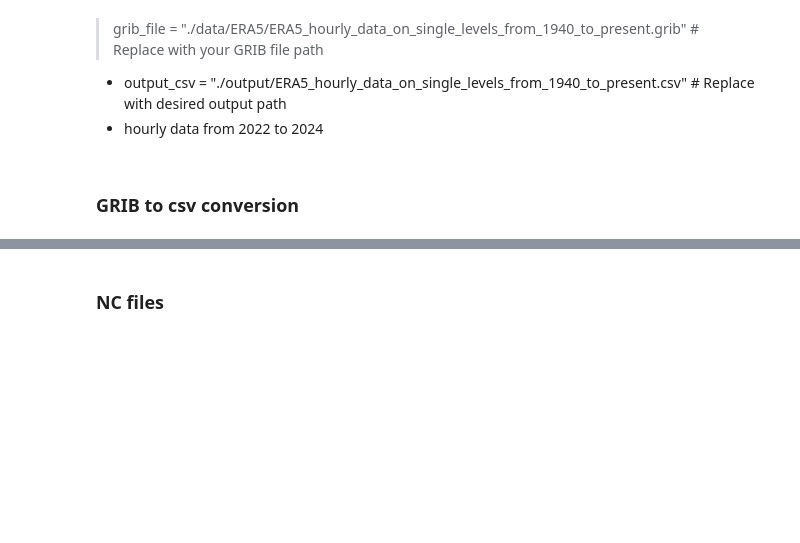
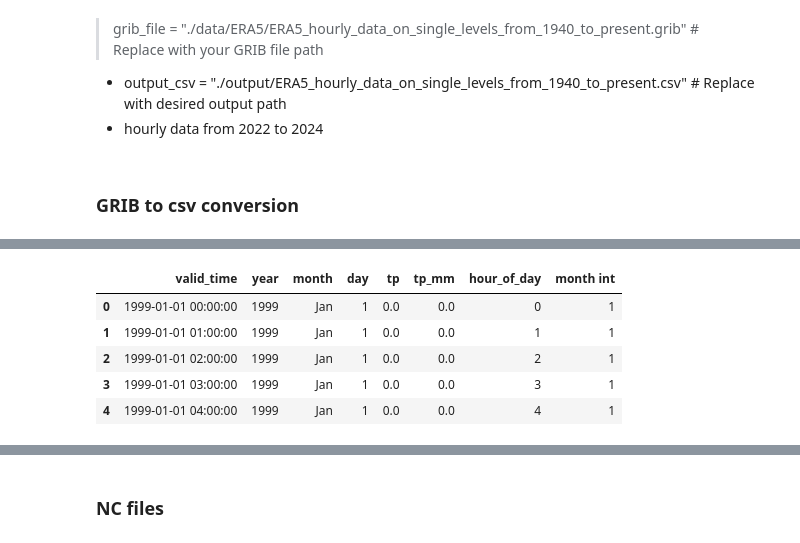
Before and after one commit to pacoraggio/London-Rainfall, a Jupyter notebook: ERA5_data_transformation.ipynb, the cells around one changed output, grey strips where cells are left out. Saved outputs shown, nothing was run; the diff lists cells and outputs as text; code cells hidden in the pictures; blank space fills up the shorter version.

```diff
--- a/ERA5_data_transformation.ipynb
+++ b/ERA5_data_transformation.ipynb
@@ -444,0 +455,10 @@ df_combined.valid_time.max()
+# %%
+london_tp_hourly = pd.read_pickle('./output/tp/london/london_tp_hourly_data.pkl')
+london_tp_hourly.head()
+# %% [output]
+|  | valid_time | year | month | day | tp | tp_mm | hour_of_day | month int |
+| 0 | 1999-01-01 00:00:00 | 1999 | Jan | 1 | 0.0 | 0.0 | 0 | 1 |
+| 1 | 1999-01-01 01:00:00 | 1999 | Jan | 1 | 0.0 | 0.0 | 1 | 1 |
+| 2 | 1999-01-01 02:00:00 | 1999 | Jan | 1 | 0.0 | 0.0 | 2 | 1 |
+| 3 | 1999-01-01 03:00:00 | 1999 | Jan | 1 | 0.0 | 0.0 | 3 | 1 |
+| 4 | 1999-01-01 04:00:00 | 1999 | Jan | 1 | 0.0 | 0.0 | 4 | 1 |
```
Also changed, not shown: parts of 44 cells of this notebook.
